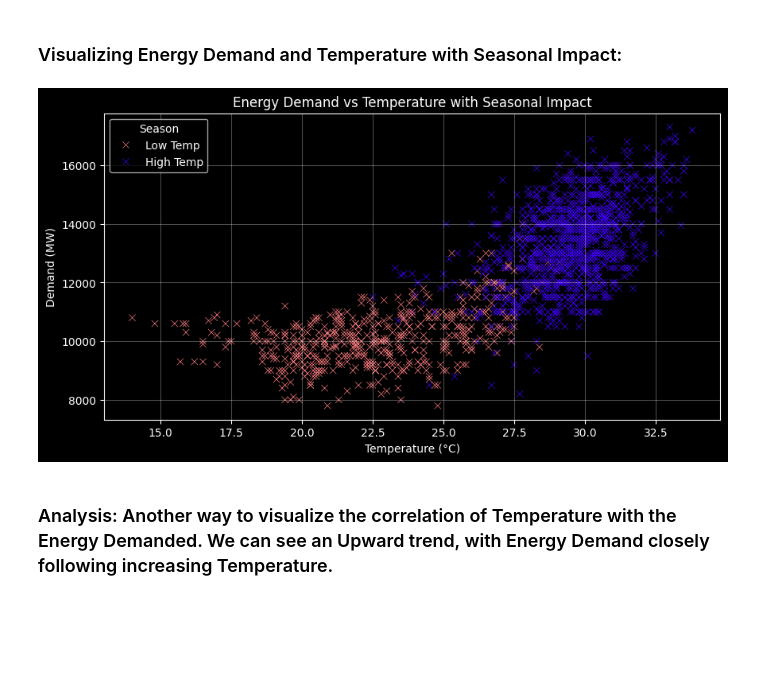
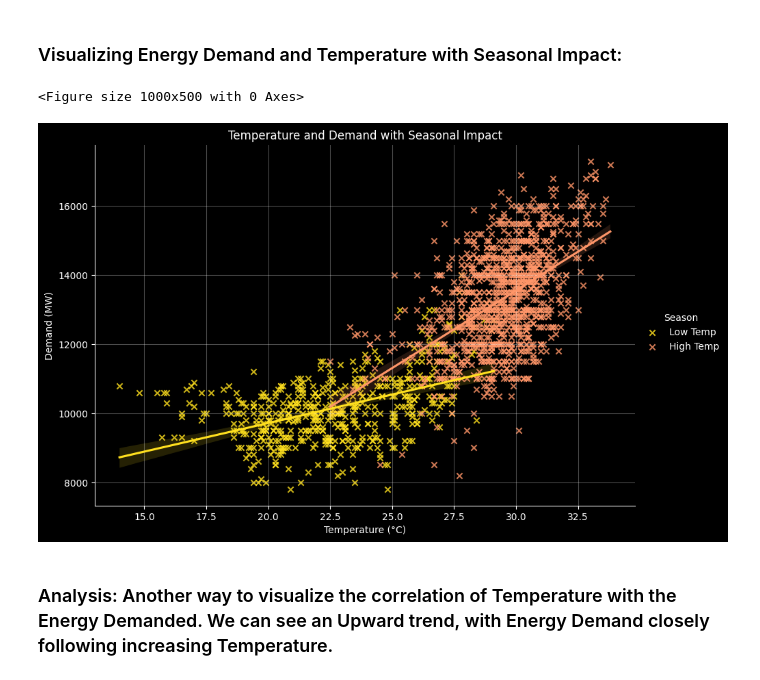
Before and after one commit to rajin-khan/GridGenius, a Jupyter notebook: Collection/EDA5.ipynb, the cells around one changed output. Drawn from its saved outputs; the diff is of its cells as text; code cells hidden in the pictures; blank space fills up the shorter version.

Commit message:
Finish EDA and all relevant visualizations

```diff
--- a/Collection/EDA5.ipynb
+++ b/Collection/EDA5.ipynb
@@ -454,16 +454,17 @@ plt.show()
 # %%
 plt.figure(figsize=(10, 5))
 
-sns.scatterplot(x='Temp(C)', y='Demand(MW)', hue='Season', data=df, palette='gnuplot2_r', marker='x')
+sns.lmplot(x='Temp(C)', y='Demand(MW)', hue='Season', data=df, height=6, aspect=1.5, markers='x')
 
-plt.title('Energy Demand vs Temperature with Seasonal Impact')
+plt.title('Temperature and Demand with Seasonal Impact')
 plt.xlabel('Temperature (°C)')
 plt.ylabel('Demand (MW)')
 plt.grid(alpha=0.3)
 plt.savefig('./generated/13.png', dpi=500)
 plt.show()
 # %% [output]
+<Figure size 1000x500 with 0 Axes>
-[figure, old version]
+[figure, new version]
 # %% [markdown]
 ### Analysis: Another way to visualize the correlation of Temperature with the Energy Demanded. We can see an Upward trend, with Energy Demand closely following increasing Temperature.
 # %% [markdown]
```
Also changed, not shown: parts of 1 cell of this notebook, 2 other files.
